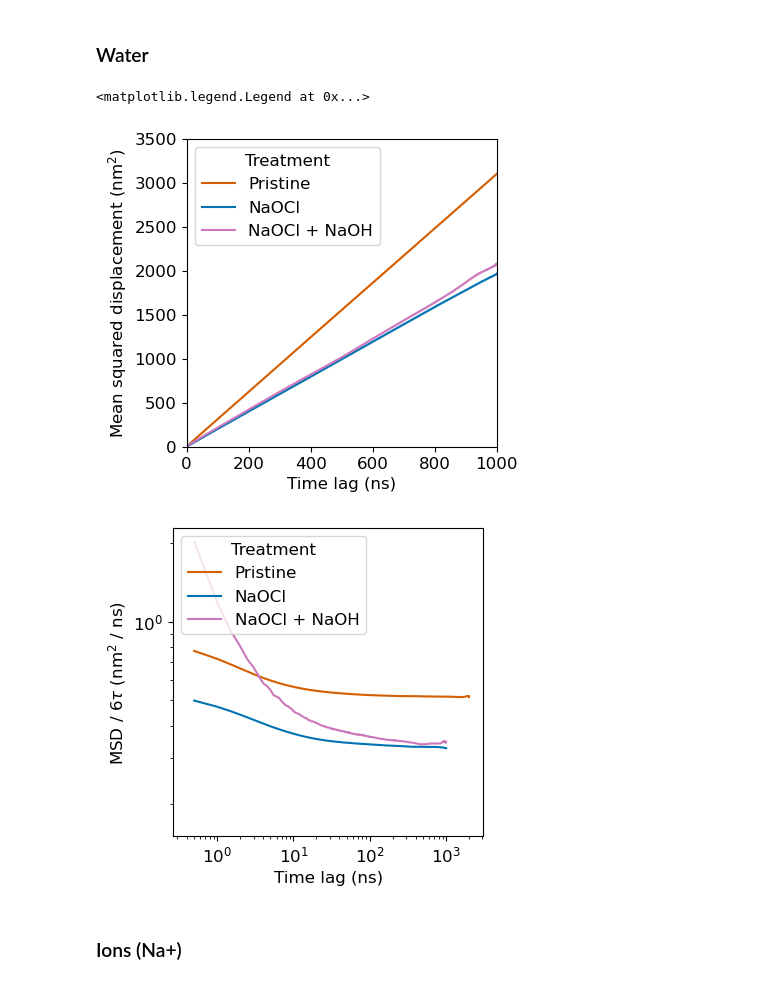
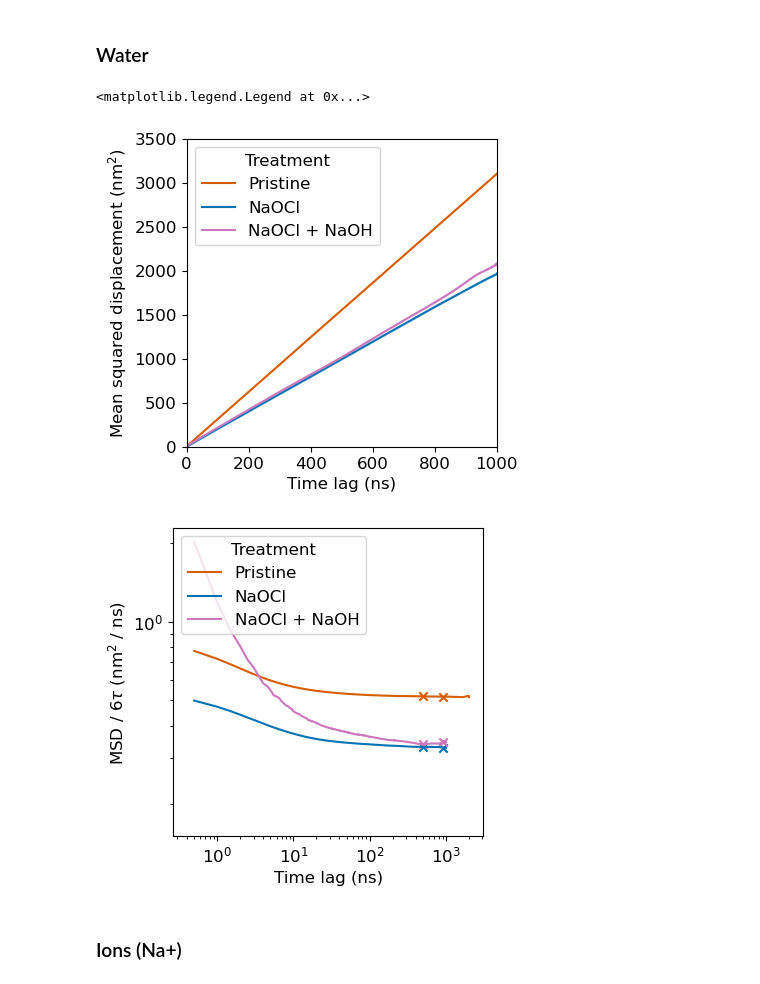
Before and after one commit to schwinns/polyamide-chlorination, a Jupyter notebook: paper/plot_chlorination.ipynb, the cells around one changed output. Saved outputs shown, nothing was run; the diff lists cells and outputs as text; code cells hidden in the pictures.

```diff
--- a/paper/plot_chlorination.ipynb
+++ b/paper/plot_chlorination.ipynb
@@ -107,35 +163,42 @@ fig.savefig(si_fig_output_path + 'hbonds_percent_water-polymer_kde.pdf', bbox_in
 # %% [markdown]
 ### Water
 # %%
+start_time = 500 # ns
+end_time = 900 # ns
+
 # plot MSDs
 fig1, ax1 = plt.subplots(figsize=(col_width, row_height))
 for label in labels:
     path = paths[label]
     msds = pd.read_csv(path + 'water_msd_unrestricted.csv')
     ax1.plot(msds['time'], msds['msd'], label=label, color=color_map[label])
     ax1.fill_between(msds['time'], msds['lower_ci'], msds['upper_ci'], alpha=0.2, color=color_map[label])
 
 ax1.set_xlabel('Time lag (ns)')
 ax1.set_ylabel('Mean squared displacement (nm$^2$)')
 ax1.set_xlim(0,1000)
 ax1.set_ylim(0,3500)
 ax1.legend(title='Treatment', loc='upper left')
 
 # plot MSDs, loglog
 fig2, ax2 = plt.subplots(figsize=(col_width, row_height))
 for path, label in zip(paths, labels):
     path = paths[label]
     msds = pd.read_csv(path + 'water_msd_unrestricted.csv')
     ax2.loglog(msds['time'], msds['msd'] / (6*msds['time']), label=label, color=color_map[label])
     ax2.fill_between(np.log(msds['time']), np.log(msds['lower_ci'] / (6*msds['time'])), np.log(msds['upper_ci'] / (6*msds['time'])), alpha=0.2, color=color_map[label])
 
+    start_idx = np.where(msds['time'] >= start_time)[0][0]
+    end_idx = np.where(msds['time'] <= end_time)[0][-1]
+    ax2.scatter(msds['time'][[start_idx, end_idx]], msds['msd'][[start_idx, end_idx]] / (6*msds['time'][[start_idx, end_idx]]), color=color_map[label], marker='x')
+
 ax2.set_xlabel('Time lag (ns)')
 ax2.set_ylabel(r'MSD / 6$\tau$ (nm$^2$ / ns) ')
 ax2.legend(title='Treatment', loc='upper left')
 # %% [output]
 <matplotlib.legend.Legend at 0x...>
 [figure]
-[figure, old version]
+[figure, new version]
 # %% [markdown]
 ### Ions (Na+)
 # %%
```
Also changed, not shown: parts of 1 cell of this notebook, 4 other files.
